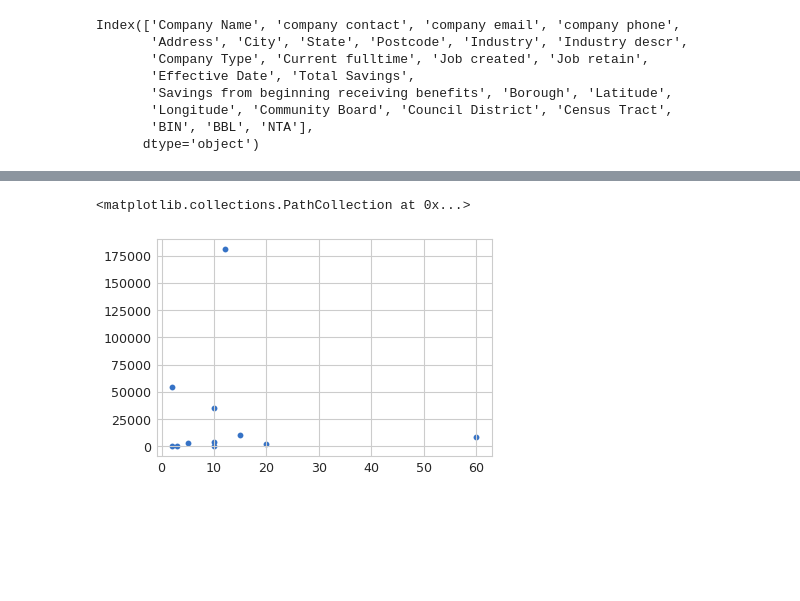
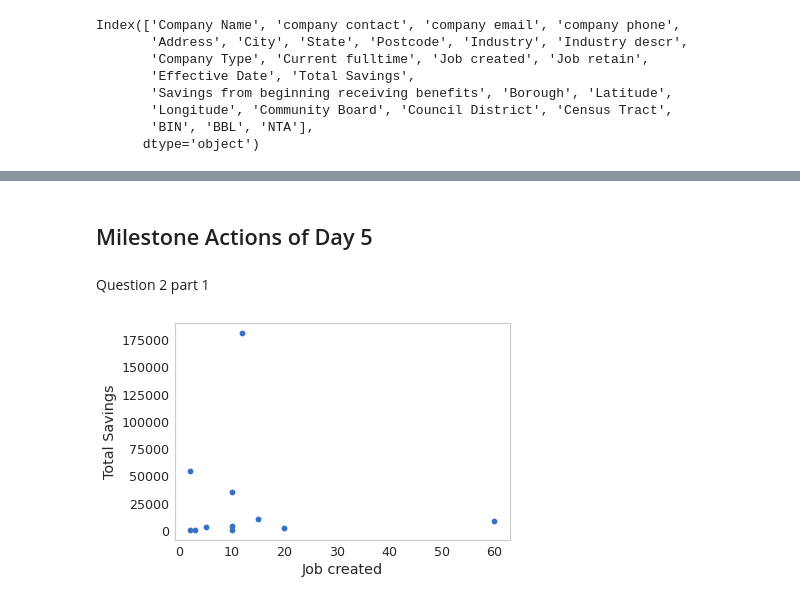
Before and after one commit to kimvonga/binder-framework, a Jupyter notebook: Milestone.ipynb, the cells around one changed output, grey strips where cells are left out. Saved outputs shown, nothing was run; the diff lists cells and outputs as text; code cells hidden in the pictures; blank space fills up the shorter version.

Commit message:
Day 4 and Day 5 Action Items

```diff
--- a/Milestone.ipynb
+++ b/Milestone.ipynb
@@ -124,0 +118,2 @@ ans
+# %% [markdown]
+## Milestone Actions of Day 5
@@ -125,5 +122,12 @@ ans
+# %%
+data = pd.read_csv('Value_of_Energy_Cost_Savings_Program_Savings_for_Businesses_-_FY2020.csv')
+# %% [markdown]
+Question 2 part 1
 # %%
 plt.scatter(data['Job created'], data['Total Savings'])
+
+plt.xlabel('Job created')
+plt.ylabel('Total Savings')
+plt.grid(False)
 # %% [output]
-<matplotlib.collections.PathCollection at 0x...>
-[figure, old version]
+[figure, new version]
```
Also changed, not shown: parts of 42 cells of this notebook, 2 other files.
